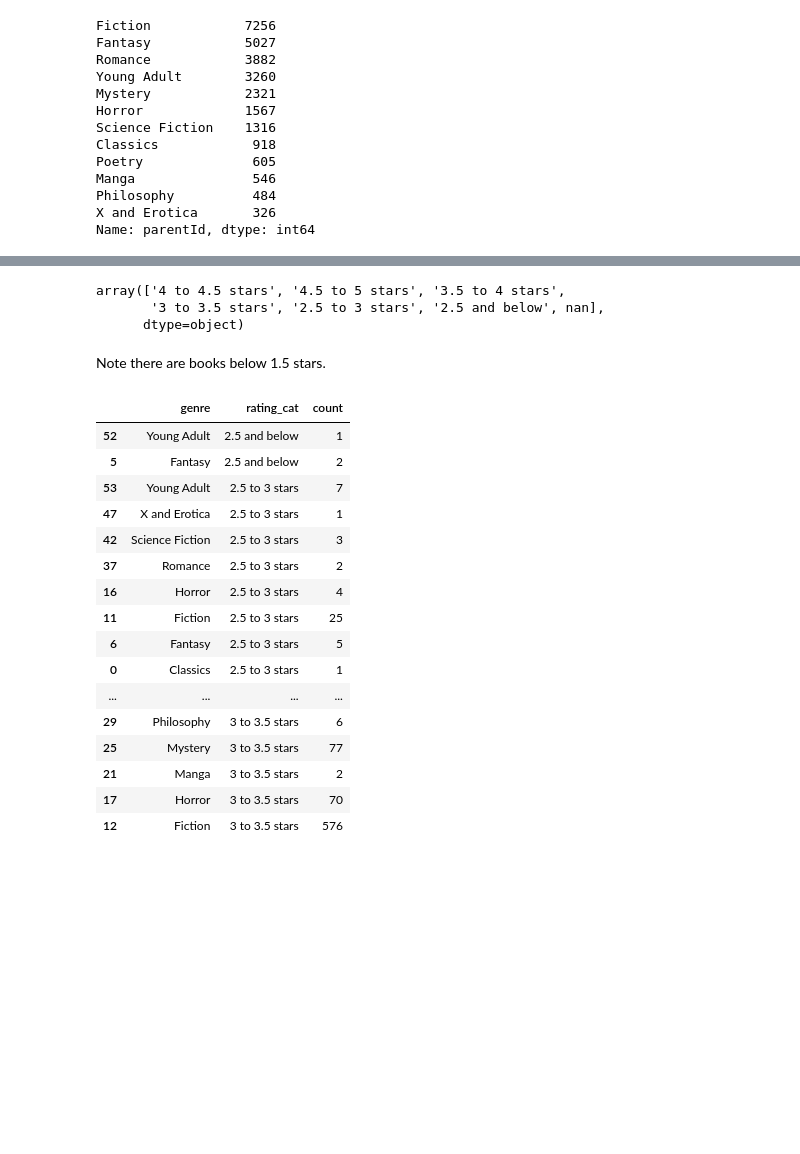
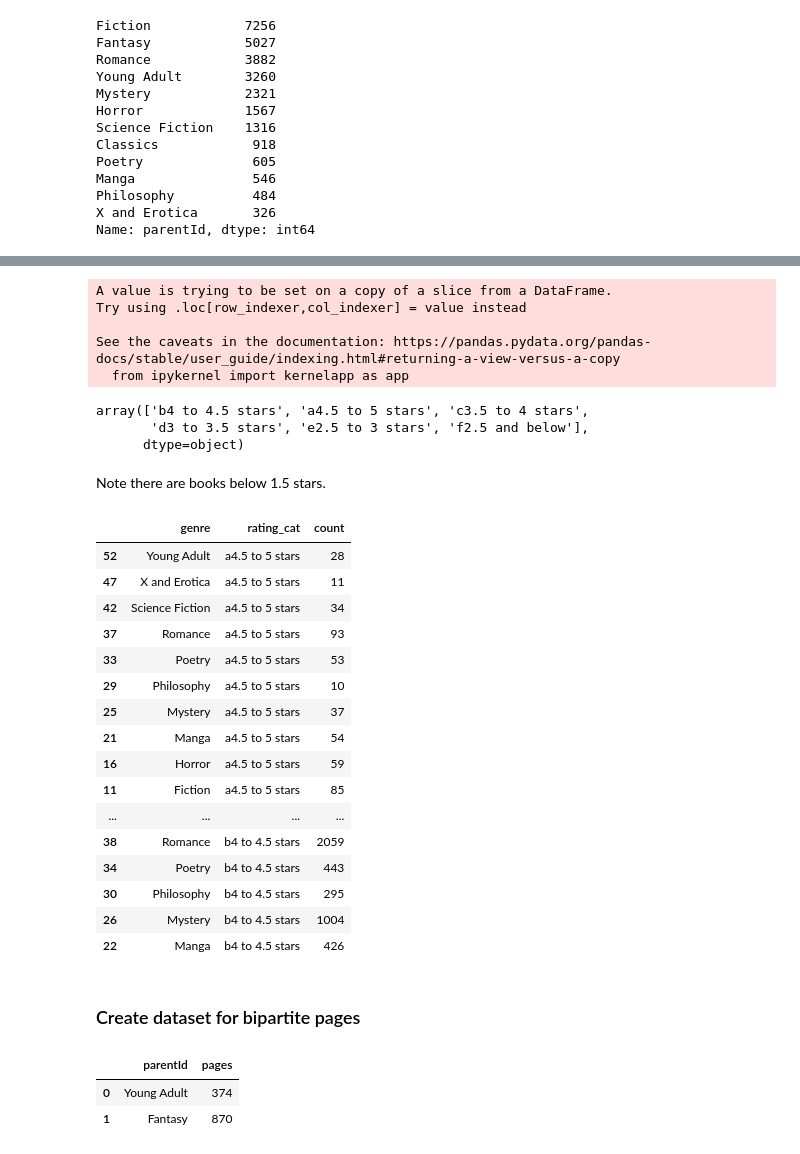
Before and after one commit to com-480-data-visualization/datavis-project-2022-team_philippe, a Jupyter notebook: data_processing.ipynb, the cells around one changed output, grey strips where cells are left out. Drawn from its saved outputs; the diff is of its cells as text; code cells hidden in the pictures; blank space fills up the shorter version.

Commit message:
Process 3 remaining datasets for bp viz + add corresponding js functions

```diff
--- a/data_processing.ipynb
+++ b/data_processing.ipynb
@@ -683,28 +677,36 @@ Name: parentId, dtype: int64
+# %%
+ratings_data = biparite_data[['parentId', 'rating']]
 # %%
 def categorize_rating(row):
     if row.rating >= 4.5:
-        return '4.5 to 5 stars'
+        return 'a4.5 to 5 stars'
     elif row.rating >= 4:
-        return '4 to 4.5 stars'
+        return 'b4 to 4.5 stars'
     elif row.rating >= 3.5:
-        return '3.5 to 4 stars'
+        return 'c3.5 to 4 stars'
     elif row.rating >= 3:
-        return '3 to 3.5 stars'
+        return 'd3 to 3.5 stars'
     elif row.rating >= 2.5:
-        return '2.5 to 3 stars'
+        return 'e2.5 to 3 stars'
     else:
-        return '2.5 and below'
+        return 'f2.5 and below'
 
-biparite_data['rating_cat'] = data.apply(lambda row: categorize_rating(row), axis=1)
+ratings_data['rating_cat'] = ratings_data.apply(lambda row: categorize_rating(row), axis=1)
+# %% [output]
+A value is trying to be set on a copy of a slice from a DataFrame.
+Try using .loc[row_indexer,col_indexer] = value instead
+
+See the caveats in the documentation: https://pandas.pydata.org/pandas-docs/stable/user_guide/indexing.html#returning-a-view-versus-a-copy
+  from ipykernel import kernelapp as app
 # %%
-counts = biparite_data['rating_cat'].unique()
+counts = ratings_data['rating_cat'].unique()
 counts
 # %% [output]
-array(['4 to 4.5 stars', '4.5 to 5 stars', '3.5 to 4 stars',
-       '3 to 3.5 stars', '2.5 to 3 stars', '2.5 and below', nan],
+array(['b4 to 4.5 stars', 'a4.5 to 5 stars', 'c3.5 to 4 stars',
+       'd3 to 3.5 stars', 'e2.5 to 3 stars', 'f2.5 and below'],
       dtype=object)
 # %% [markdown]
 Note there are books below 1.5 stars.
 # %%
-biparite_data = biparite_data[['parentId', 'rating_cat']].groupby(['parentId', 'rating_cat']).size().reset_index()
-biparite_data = biparite_data.rename({'parentId': 'genre', 'rating_cat': 'rating_cat', 0: 'count'}, axis=1)
+ratings_data = ratings_data[['parentId', 'rating_cat']].groupby(['parentId', 'rating_cat']).size().reset_index()
+ratings_data = ratings_data.rename({'parentId': 'genre', 'rating_cat': 'rating_cat', 0: 'count'}, axis=1)
@@ -713,21 +713,23 @@ biparite_data = biparite_data.sort_values(['rating_cat', 'genre'], ascending = [
+# %%
+ratings_data = ratings_data.sort_values(['rating_cat', 'genre'], ascending = [True, False])
 # %%
-biparite_data.head(20)
+ratings_data.head(20)
 # %% [output]
 |  | genre | rating_cat | count |
-| 52 | Young Adult | 2.5 and below | 1 |
-| 5 | Fantasy | 2.5 and below | 2 |
-| 53 | Young Adult | 2.5 to 3 stars | 7 |
-| 47 | X and Erotica | 2.5 to 3 stars | 1 |
-| 42 | Science Fiction | 2.5 to 3 stars | 3 |
-| 37 | Romance | 2.5 to 3 stars | 2 |
-| 16 | Horror | 2.5 to 3 stars | 4 |
-| 11 | Fiction | 2.5 to 3 stars | 25 |
-| 6 | Fantasy | 2.5 to 3 stars | 5 |
-| 0 | Classics | 2.5 to 3 stars | 1 |
+| 52 | Young Adult | a4.5 to 5 stars | 28 |
+| 47 | X and Erotica | a4.5 to 5 stars | 11 |
+| 42 | Science Fiction | a4.5 to 5 stars | 34 |
+| 37 | Romance | a4.5 to 5 stars | 93 |
+| 33 | Poetry | a4.5 to 5 stars | 53 |
+| 29 | Philosophy | a4.5 to 5 stars | 10 |
+| 25 | Mystery | a4.5 to 5 stars | 37 |
+| 21 | Manga | a4.5 to 5 stars | 54 |
+| 16 | Horror | a4.5 to 5 stars | 59 |
+| 11 | Fiction | a4.5 to 5 stars | 85 |
 | ... | ... | ... | ... |
-| 29 | Philosophy | 3 to 3.5 stars | 6 |
-| 25 | Mystery | 3 to 3.5 stars | 77 |
-| 21 | Manga | 3 to 3.5 stars | 2 |
-| 17 | Horror | 3 to 3.5 stars | 70 |
-| 12 | Fiction | 3 to 3.5 stars | 576 |
+| 38 | Romance | b4 to 4.5 stars | 2059 |
+| 34 | Poetry | b4 to 4.5 stars | 443 |
+| 30 | Philosophy | b4 to 4.5 stars | 295 |
+| 26 | Mystery | b4 to 4.5 stars | 1004 |
+| 22 | Manga | b4 to 4.5 stars | 426 |
 # %%
@@ -734,0 +737,9 @@ biparite_data.to_csv(path_or_buf='./website/data/biparite_ratings.csv', index=Fa
+# %% [markdown]
+### Create dataset for bipartite pages
+# %%
+pages_data = biparite_data[['parentId', 'pages']]
+pages_data.head(2)
+# %% [output]
+|  | parentId | pages |
+| 0 | Young Adult | 374 |
+| 1 | Fantasy | 870 |
```
Also changed, not shown: parts of 35 cells of this notebook, 9 other files.
